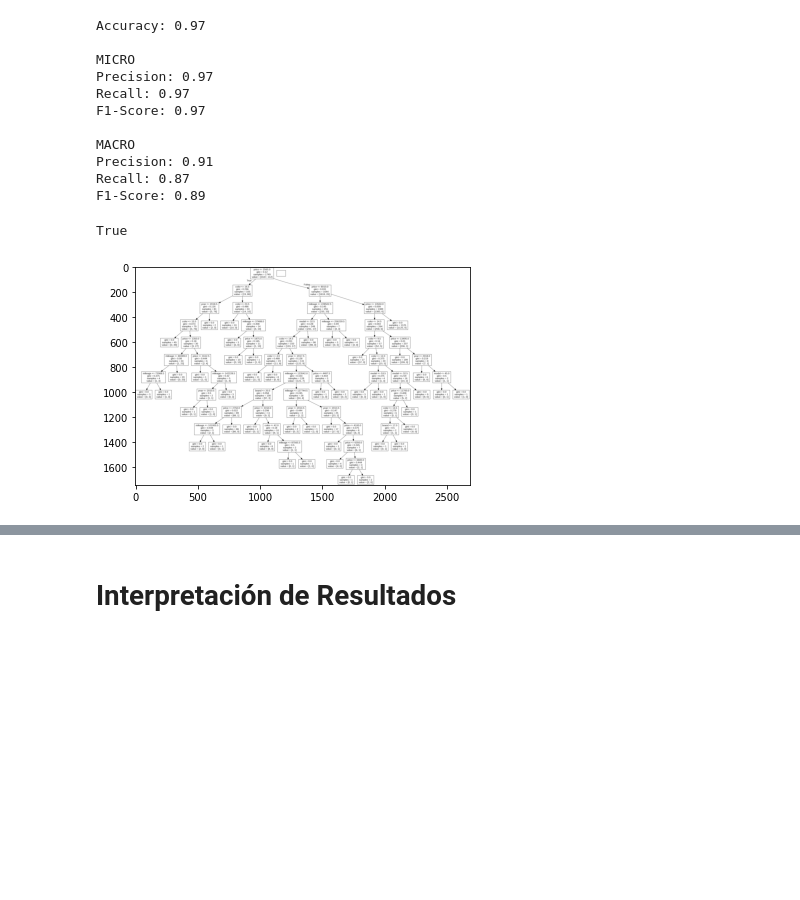
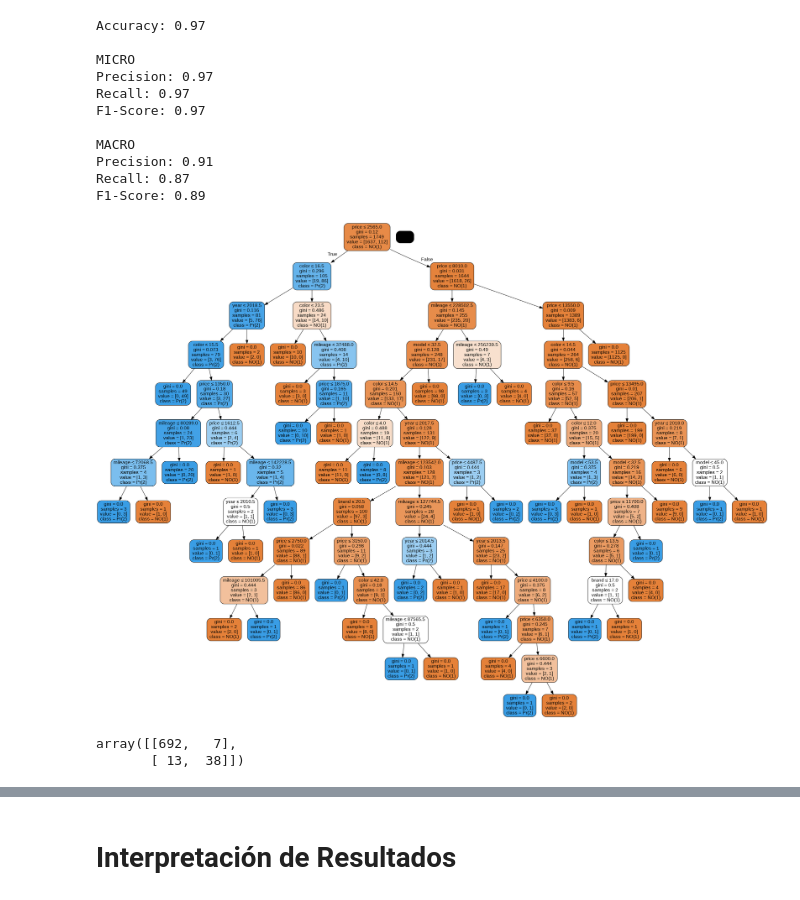
Before and after one commit to JosselynChila/PruebaMineria, a Jupyter notebook: [NRC_6262]_ChilaJosselyn_MiguelCastillo_PonceBryan_PopQuiz1.ipynb, the cells around one changed output, grey strips where cells are left out. Cells and saved outputs as stored; diff of their text form; code cells hidden in the pictures; blank space fills up the shorter version.

```diff
--- a/[NRC_6262]_ChilaJosselyn_MiguelCastillo_PonceBryan_PopQuiz1.ipynb
+++ b/[NRC_6262]_ChilaJosselyn_MiguelCastillo_PonceBryan_PopQuiz1.ipynb
@@ -248,15 +248,25 @@ MACRO
 Precision: 0.91
 Recall: 0.87
 F1-Score: 0.89
-# %%
-data = tree.export_graphviz(clf_dtree, out_file=None, feature_names=caracteristicas_x)
-graph = pydotplus.graph_from_dot_data(data)
-graph.write_png('mydecisiontree.png')
-# %% [output]
-True
-# %%
-img = pltimg.imread('mydecisiontree.png')
-imgplot = plt.imshow(img)
-plt.show()
-# %% [output]
-[figure, removed]
+# %%
+""" objeto de salida de archivos """
+dot_data = StringIO()
+""" modulo para exportar datos en el grafico del arbol de decision"""
+export_graphviz(clf_dtree, out_file=dot_data,
+                filled=True, rounded=True,
+                special_characters=True,
+                feature_names = caracteristicas_x,
+                class_names=['NO(1)','Pr(2)','YES(3)'])
+""" crear grafico del arbol """
+graph = pydotplus.graph_from_dot_data(dot_data.getvalue())
+"""guardar imagen del arbol """
+graph.write_png('decisiontree.png')
+Image(graph.create_png())
+# %% [output]
+[figure, added]
+# %%
+cnf_matrix = confusion_matrix(y_test, y_pred)
+cnf_matrix
+# %% [output]
+array([[692,   7],
+       [ 13,  38]])
```
Also changed, not shown: parts of 1 cell of this notebook.
